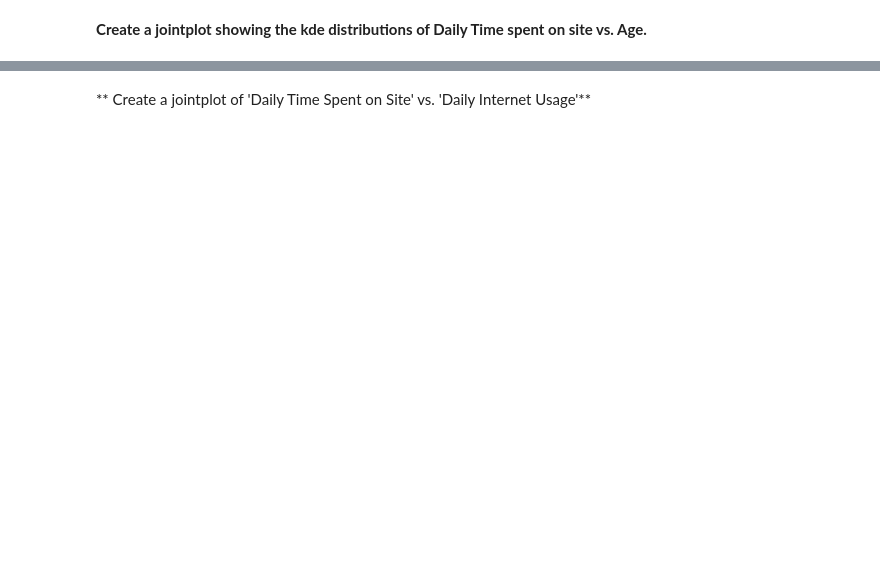
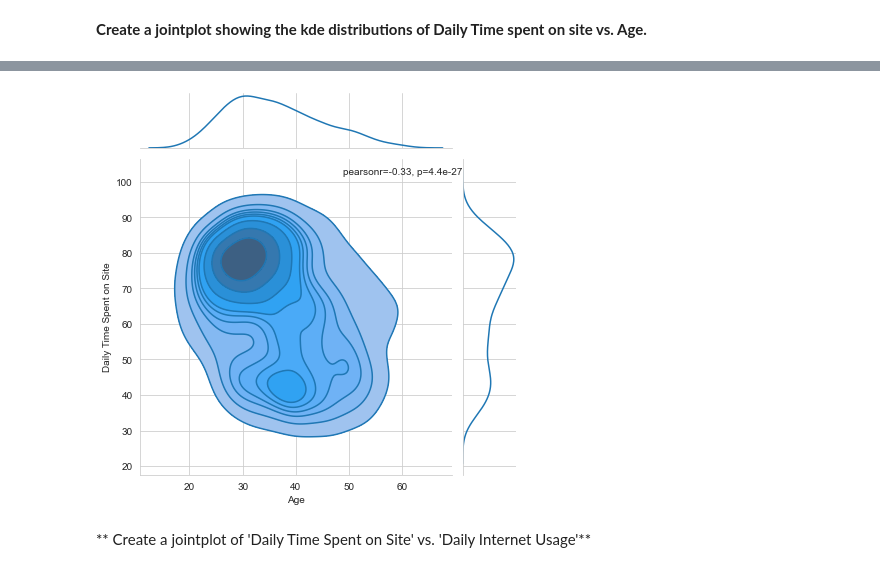
Before and after one commit to MsDiala/SHAI, a Jupyter notebook: Task9/task_9_exercises.ipynb, the cells around one changed output, grey strips where cells are left out. Saved outputs shown, nothing was run; the diff lists cells and outputs as text; code cells hidden in the pictures; blank space fills up the shorter version.

```diff
--- a/Task9/task_9_exercises.ipynb
+++ b/Task9/task_9_exercises.ipynb
@@ -90,2 +132,18 @@ Try recreating the plots shown below!
+# %%
+sns.set_style('whitegrid')
+g = sns.jointplot(x='Age', y='Daily Time Spent on Site',data=ad_data, kind='kde')
+g.plot_joint(sns.kdeplot, fill=True)
+
+# Calculate Pearson correlation coefficient
+correlation, p_value = stats.pearsonr(ad_data['Age'], ad_data['Daily Time Spent on Site'])
+
+# Add correlation coefficient to the plot
+g.ax_joint.annotate(f"pearsonr={correlation:.2f}, p={p_value:.1e}", xy=(0.65, 0.95), xycoords='axes fraction')
+
+plt.xlabel('Age')
+plt.ylabel('Daily Time Spent on Site')
+plt.show()
+# %% [output]
+[figure, added]
 # %% [markdown]
 ** Create a jointplot of 'Daily Time Spent on Site' vs. 'Daily Internet Usage'**
```
Also changed, not shown: parts of 31 cells of this notebook, 1 other file.
